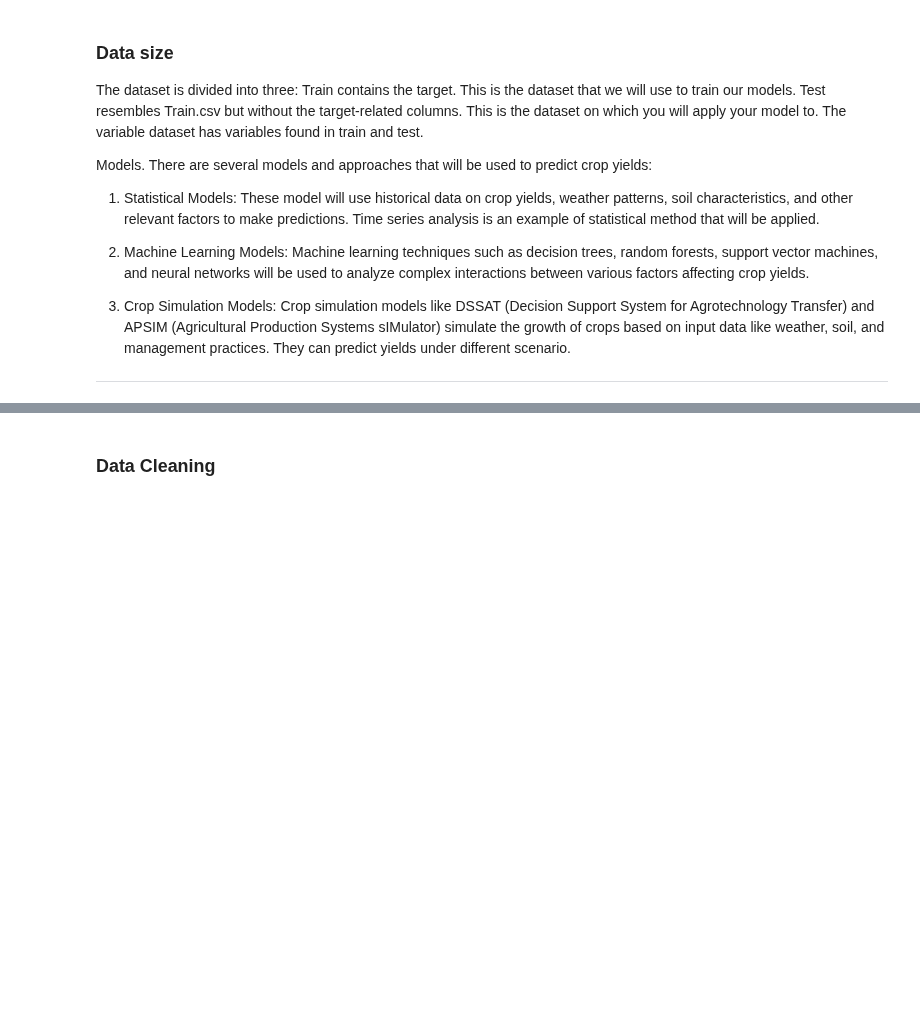
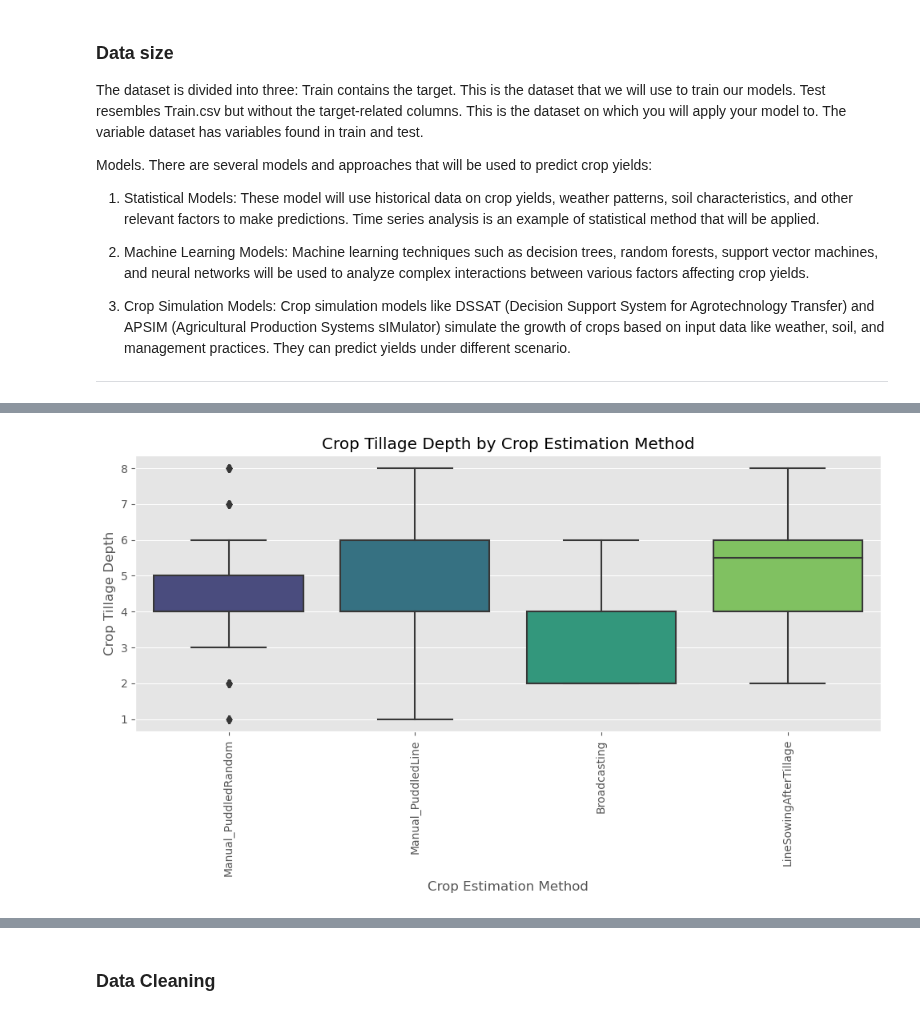
Before and after one commit to JOHNMARK-cmd/phase5project, a Jupyter notebook: GROUP-SIX.ipynb, the cells around one changed output, grey strips where cells are left out. Cells and saved outputs as stored; diff of their text form; code cells hidden in the pictures; blank space fills up the shorter version.

```diff
--- a/GROUP-SIX.ipynb
+++ b/GROUP-SIX.ipynb
@@ -193,0 +319,13 @@ memory usage: 433.5+ KB
+# %%
+
+#Box Plot of Crop Tillage Depth by Crop Estimation Method
+plt.figure(figsize=(10, 6))
+sns.boxplot(data= train, x='CropEstMethod', y='CropTillageDepth', palette='viridis')
+plt.title('Crop Tillage Depth by Crop Estimation Method')
+plt.xlabel('Crop Estimation Method')
+plt.ylabel('Crop Tillage Depth')
+plt.xticks(rotation=90)
+plt.tight_layout()
+plt.show()
+# %% [output]
+[figure, added]
```
Also changed, not shown: parts of 51 cells of this notebook.
